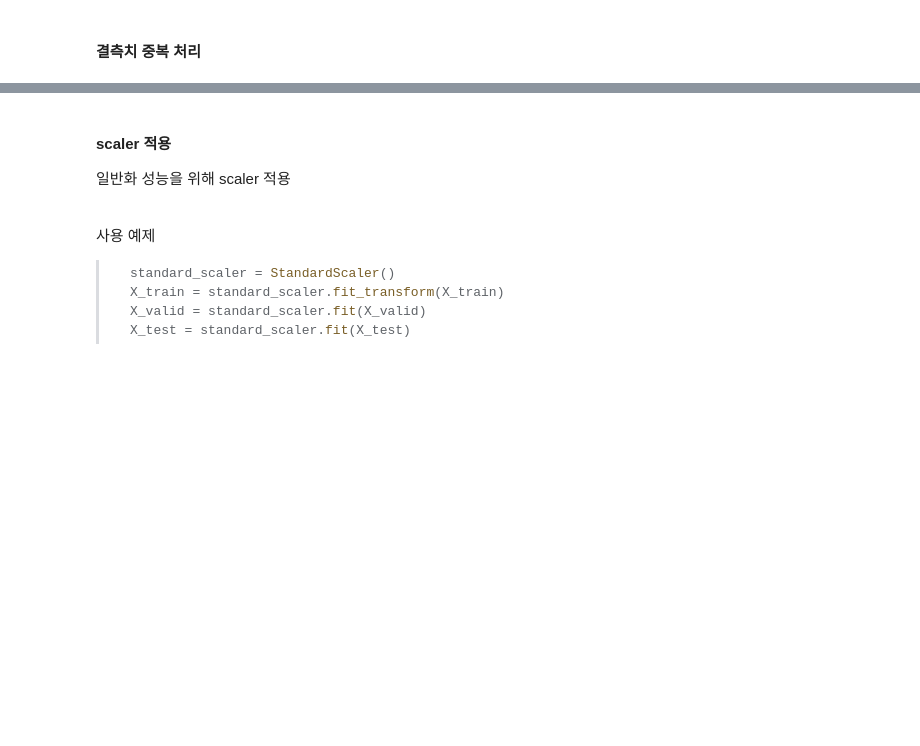
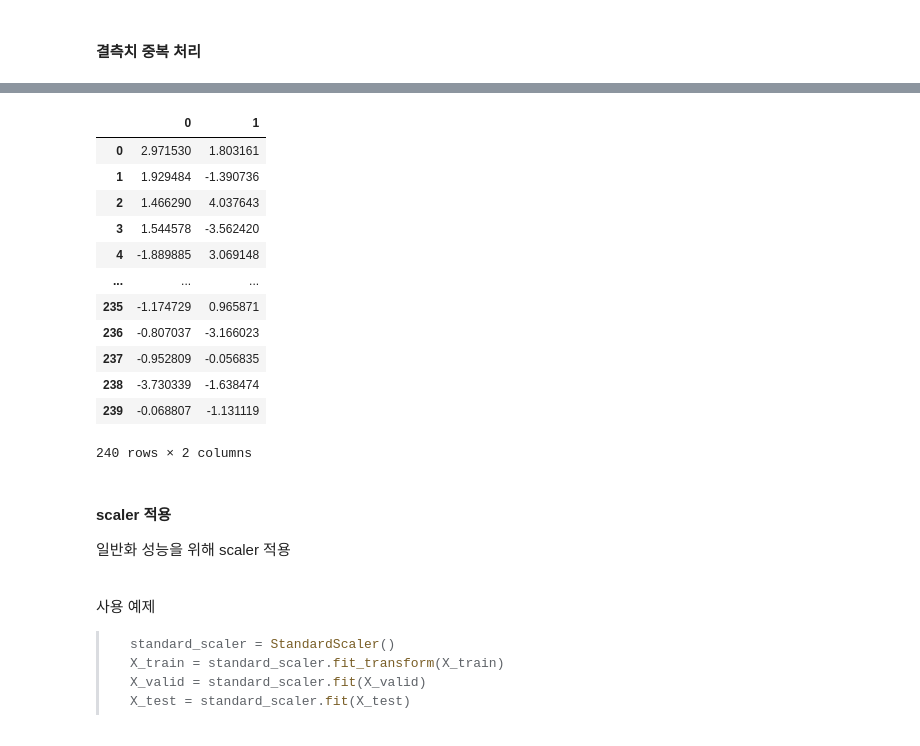
Before and after one commit to hwarange/qwer, a Jupyter notebook: day27/day27_MLP.ipynb, the cells around one changed output, grey strips where cells are left out. Saved outputs shown, nothing was run; the diff lists cells and outputs as text; code cells hidden in the pictures; blank space fills up the shorter version.

```diff
--- a/day27/day27_MLP.ipynb
+++ b/day27/day27_MLP.ipynb
@@ -164,6 +165,22 @@ X_train, X_temp, y_train, y_temp = train_test_split(
     X, y, test_size=0.4, random_state=seed, shuffle=True)
 X_valid, X_test, y_valid, y_test = train_test_split(
     X_temp, y_temp, test_size=0.5, random_state=seed, shuffle=True)
+# %%
+pd.DataFrame(X_train)
+# %% [output]
+|  | 0 | 1 |
+| 0 | 2.971530 | 1.803161 |
+| 1 | 1.929484 | -1.390736 |
+| 2 | 1.466290 | 4.037643 |
+| 3 | 1.544578 | -3.562420 |
+| 4 | -1.889885 | 3.069148 |
+| ... | ... | ... |
+| 235 | -1.174729 | 0.965871 |
+| 236 | -0.807037 | -3.166023 |
+| 237 | -0.952809 | -0.056835 |
+| 238 | -3.730339 | -1.638474 |
+| 239 | -0.068807 | -1.131119 |
+240 rows × 2 columns
 # %% [markdown]
 #### scaler 적용
 
```
Also changed, not shown: parts of 3 cells of this notebook, 4 other files.
